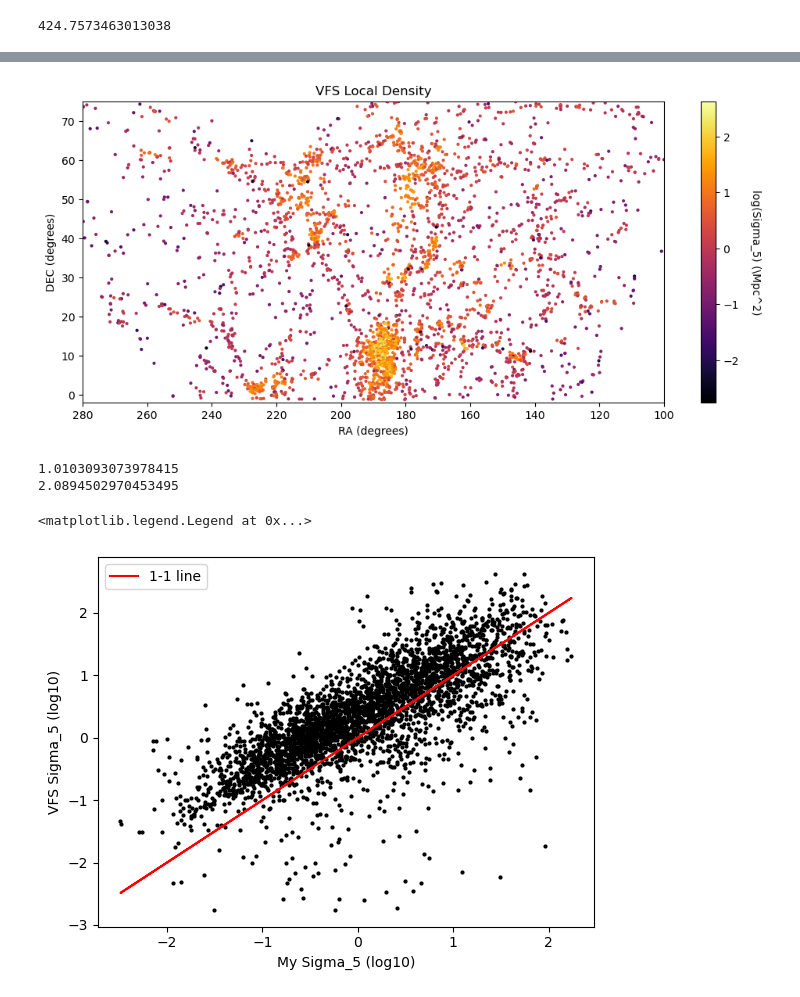
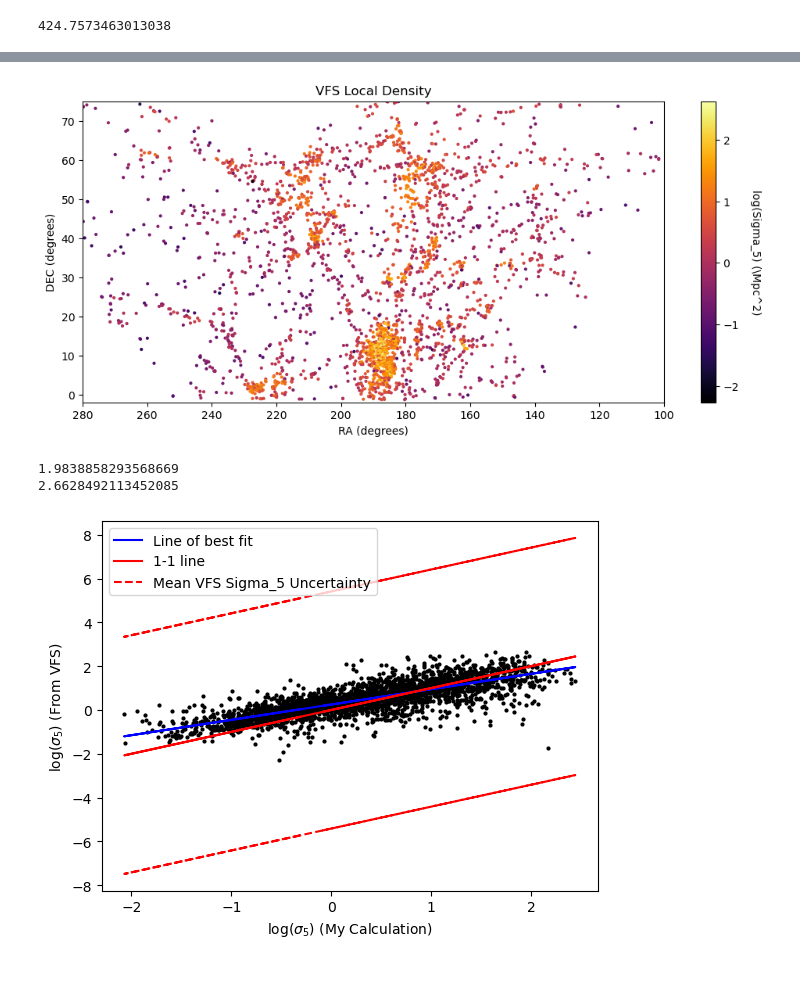
Before and after one commit to EvanBarkus/WISESize_Project, a Jupyter notebook: Castignani_LD.ipynb, the cells around one changed output, grey strips where cells are left out. Drawn from its saved outputs; the diff is of its cells as text; code cells hidden in the pictures.

Commit message:
Made some of the plots look nicer for my poster.

```diff
--- a/Castignani_LD.ipynb
+++ b/Castignani_LD.ipynb
@@ -59,15 +62,26 @@ decflag = (decTab>decmin) & (decTab<decmax)
 # Magnitude cut
 Mr = myTab2['M_r']
 Mrmax = -15.7
-Mrflag = (Mr < Mrmax) #(Mr > Mrmin)
+Mrflag = (Mr <= Mrmax) #(Mr > Mrmin)
 
 # Velocity cut
 vr = myTab['vr']
 vflag = (vr > 500) & (vr < 3300)
 
-cut = raflag & decflag & vflag & Mrflag
+# SG cuts
+sgx = envTab['SGX']
+sgy = envTab['SGY']
+sgz = envTab['SGZ']
+xflag = (-13 < sgx) & (sgx < 20)
+yflag = (2 < sgy) & (sgy < 38)
+zflag = (-15 < sgz) & (sgz < 33)
+
+cut = raflag & decflag & vflag & Mrflag & xflag & yflag & zflag
 
 cuttab = myTab[cut]
+
+# Applying same cuts to environment table
+envcuttab = envTab[cut]
 # %% [markdown]
 ### Setup
 # %%
@@ -155,7 +169,7 @@ def Local_Density(cuttab):
 
 
     # Find fifth nearest neighbor density
-    sigma_5 = 1/(r_5**2)
+    sigma_5 = 5/(np.pi*(r_5**2))
 
     return sigma_5
 # %%
@@ -225,32 +233,38 @@ plt.ylim(-2,75)
 cbar = plt.colorbar()
 cbar.set_label('log(Sigma_5) (\Mpc^2)',rotation=270,labelpad=20)
 # %% [output]
-[figure, old version]
+[figure, new version]
 # %%
 print(median(my_sigma_5))
 print(median(vfs_sigma_5))
 # %% [output]
-1.0103093073978415
-2.0894502970453495
+1.9838858293568669
+2.6628492113452085
 # %%
-x = np.log10(my_sigma_5)
-y = np.log10(vfs_sigma_5)
-#ccode = cuttab['DEC']
+x1 = np.log10(my_sigma_5)
+y1 = np.log10(vfs_sigma_5)
+yerr = mean(envcuttab['n5th_2D_err'])
 
 #calculate equation for trendline
-z = np.polyfit(x, x, 1)
+z = np.polyfit(x1, x1, 1)
 p = np.poly1d(z)
 
-line = np.array(p(x))
-plt.scatter(x, y, color='black', cmap='inferno', s=4)
-plt.xlabel('My Sigma_5 (log10)')
-plt.ylabel('VFS Sigma_5 (log10)')
-#cbar = plt.colorbar()
-#cbar.set_label('DEC',rotation=270,labelpad=20)
+a, b = np.polyfit(x1, y1, 1)
+
+line = np.array(p(x1))
+plt.scatter(x1, y1, color='black', cmap='inferno', s=4) #, color='black'
+plt.xlabel('log($\sigma _5$) (My Calculation)')
+plt.ylabel('log($\sigma _5$) (From VFS)')
+
 
 #add trendline to plot
-plt.plot(x,p(x),color='r',label='1-1 line')
+plt.plot(x1, a*x1+b,color='b',label='Line of best fit')
+plt.plot(x1,p(x1),color='r',label='1-1 line')
+plt.plot(x1,p(x1-yerr), color='r',label='Mean VFS Sigma_5 Uncertainty',linestyle='dashed')
+plt.plot(x1,p(x1+yerr), color='r',linestyle='dashed')
+#plt.plot(x2,y2,color='r',label='1-1 line')
+#plt.fill_between(x2, y2-error, y2+error)
 plt.legend()
+plt.show()
 # %% [output]
-<matplotlib.legend.Legend at 0x...>
-[figure, old version]
+[figure, new version]
```
Also changed, not shown: parts of 6 cells of this notebook.
